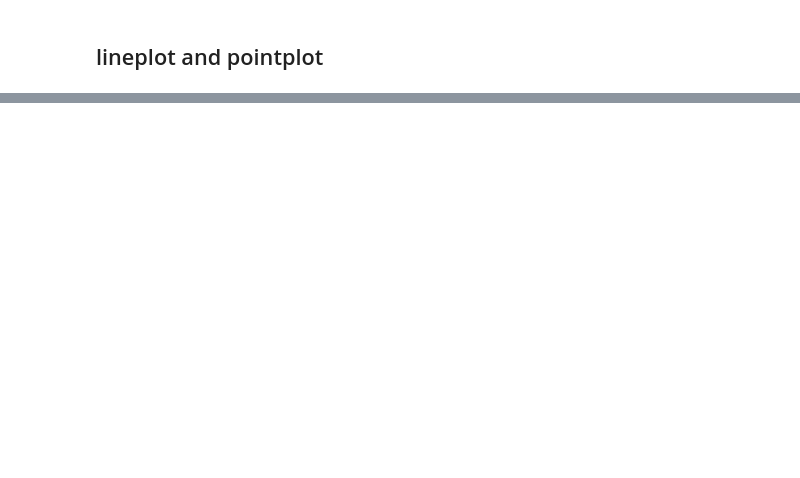
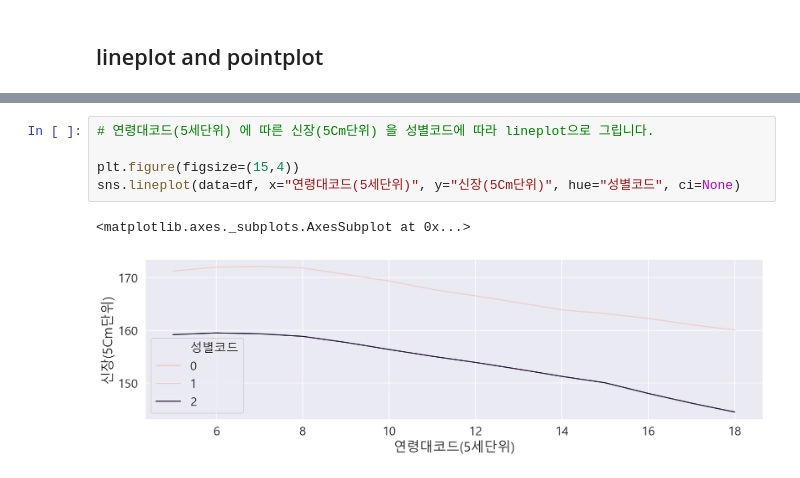
Before and after one commit to baesku789/jupyter, a Jupyter notebook: health-analysis-input.ipynb, the cells around one changed output, grey strips where cells are left out. Drawn from its saved outputs; the diff is of its cells as text; blank space fills up the shorter version.

```diff
--- a/health-analysis-input.ipynb
+++ b/health-analysis-input.ipynb
@@ -499,0 +518,8 @@ sns.barplot(data=df_sample, x="연령대코드(5세단위)", y="트리글리세
+# %%
+# 연령대코드(5세단위) 에 따른 신장(5Cm단위) 을 성별코드에 따라 lineplot으로 그립니다.
+
+plt.figure(figsize=(15,4))
+sns.lineplot(data=df, x="연령대코드(5세단위)", y="신장(5Cm단위)", hue="성별코드", ci=None)
+# %% [output]
+<matplotlib.axes._subplots.AxesSubplot at 0x...>
+[figure, added]
```
Also changed, not shown: parts of 19 cells of this notebook.
